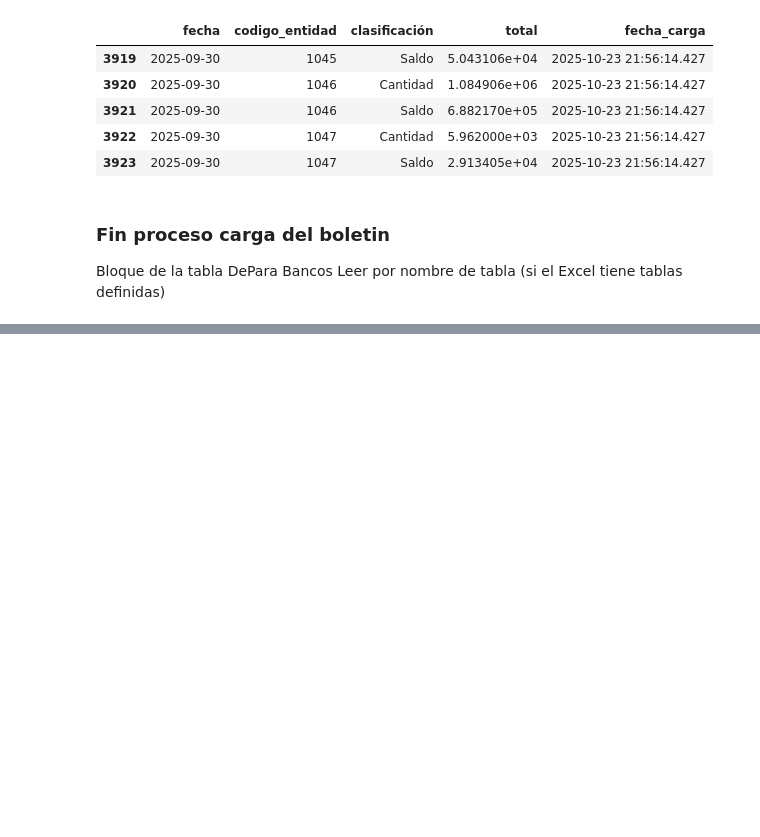
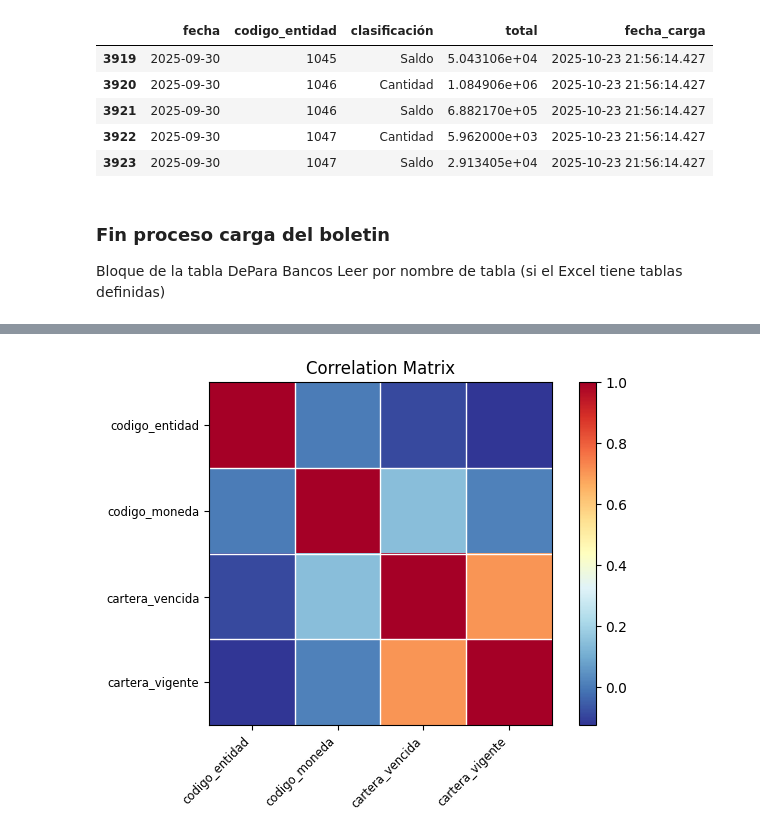
Before and after one commit to rofigueredo/PythonAnalysis, a Jupyter notebook: PipeLain1/Etl_boletinv1.ipynb, the cells around one changed output, grey strips where cells are left out. Saved outputs shown, nothing was run; the diff lists cells and outputs as text; code cells hidden in the pictures; blank space fills up the shorter version.

Commit message:
Se actualiza el codigo, pruebas

```diff
--- a/PipeLain1/Etl_boletinv1.ipynb
+++ b/PipeLain1/Etl_boletinv1.ipynb
@@ -261,0 +265,5 @@ dfDepara.to_sql(name='DeParabanco', con=conexion_str, if_exists='replace',index=
+# %%
+# Consulta de prueba
+query = "SELECT * FROM dbo.CreditoSector"
+dfCreditoSector = pd.read_sql(query, connP)
+dfCreditoSector.tail()
@@ -261,0 +294,9 @@ dfDepara.to_sql(name='DeParabanco', con=conexion_str, if_exists='replace',index=
+# %%
+import matplotlib.pyplot as plt
+import statsmodels.api as sm
+
+corr = dfCreditoSector.set_index('actividad_destino_vs2').corr()
+sm.graphics.plot_corr(corr, xnames=list(corr.columns))
+plt.show()
+# %% [output]
+[figure, added]
```
Also changed, not shown: parts of 4 cells of this notebook.
